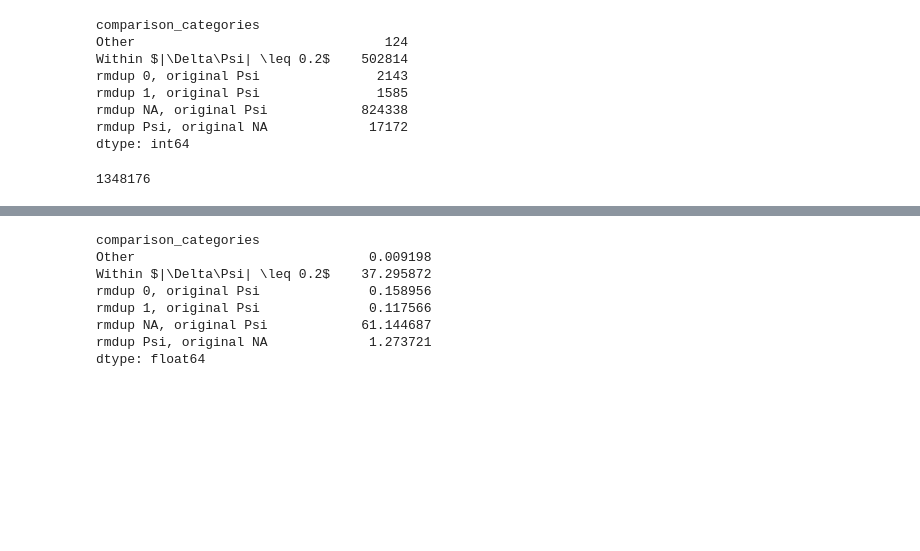
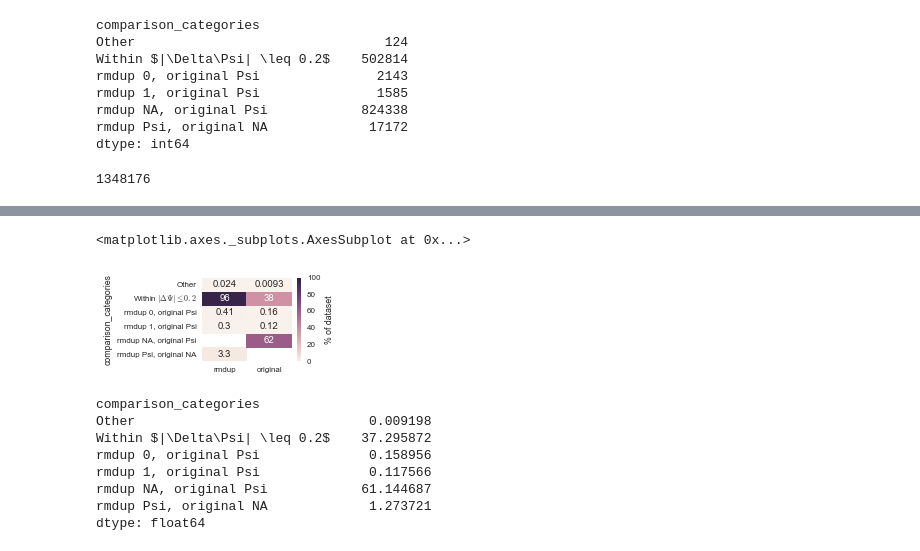
Before and after one commit to YeoLab/singlecell_pnm, a Jupyter notebook: 01_Figure_1/021_outrigger_vs_rmdup_percentages.ipynb, the cells around one changed output, grey strips where cells are left out. Saved outputs shown, nothing was run; the diff lists cells and outputs as text; code cells hidden in the pictures; blank space fills up the shorter version.

Commit message:
add heatmap of percentages of event types in different datasets

```diff
--- a/01_Figure_1/021_outrigger_vs_rmdup_percentages.ipynb
+++ b/01_Figure_1/021_outrigger_vs_rmdup_percentages.ipynb
@@ -158,0 +135,6 @@ dtype: float64
+# %%
+original_not_na = [x for x in category_sizes_not_both_na.index if 'original NA' not in x]
+
+category_sizes_percent_original = 100 * category_sizes_not_both_na[original_not_na]/summary['psi_original'].notnull().sum()
+category_sizes_percent_original.name = 'original'
+category_sizes_percent_original
@@ -158,0 +149,6 @@ dtype: float64
+# %%
+rmdup_not_na = [x for x in category_sizes_not_both_na.index if 'rmdup NA' not in x]
+
+category_sizes_percent_rmdup = 100 * category_sizes_not_both_na[rmdup_not_na]/summary['psi_rmdup'].notnull().sum()
+category_sizes_percent_rmdup.name = 'rmdup'
+category_sizes_percent_rmdup
@@ -158,0 +163,3 @@ dtype: float64
+# %%
+category_percentages_df = category_sizes_percent_rmdup.to_frame().join(category_sizes_percent_original, how='outer')
+category_percentages_df
@@ -159,3 +175,9 @@ dtype: float64
+# %%
+fig, ax = plt.subplots(figsize=(2, 1.5))
+sns.heatmap(category_percentages_df, annot=True, vmin=0, vmax=100, cbar_kws=dict(label='% of dataset'))
+# %% [output]
+<matplotlib.axes._subplots.AxesSubplot at 0x...>
+[figure, added]
 # %%
 category_sizes_not_both_na_percentage = 100 * category_sizes_not_both_na/category_sizes_not_both_na.sum()
 category_sizes_not_both_na_percentage
```
Also changed, not shown: parts of 6 cells of this notebook, 5 other files.
